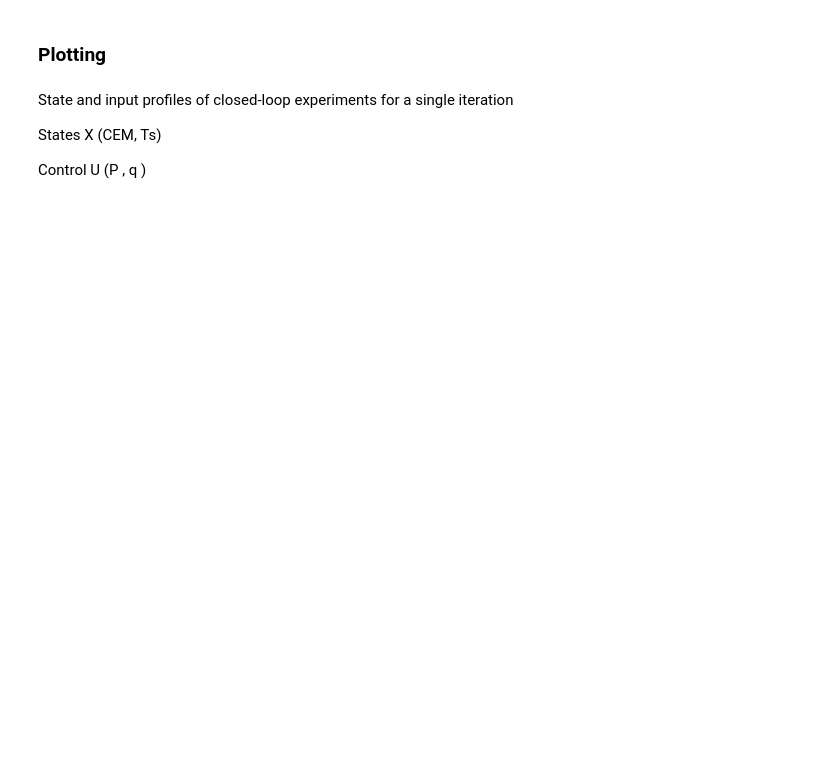
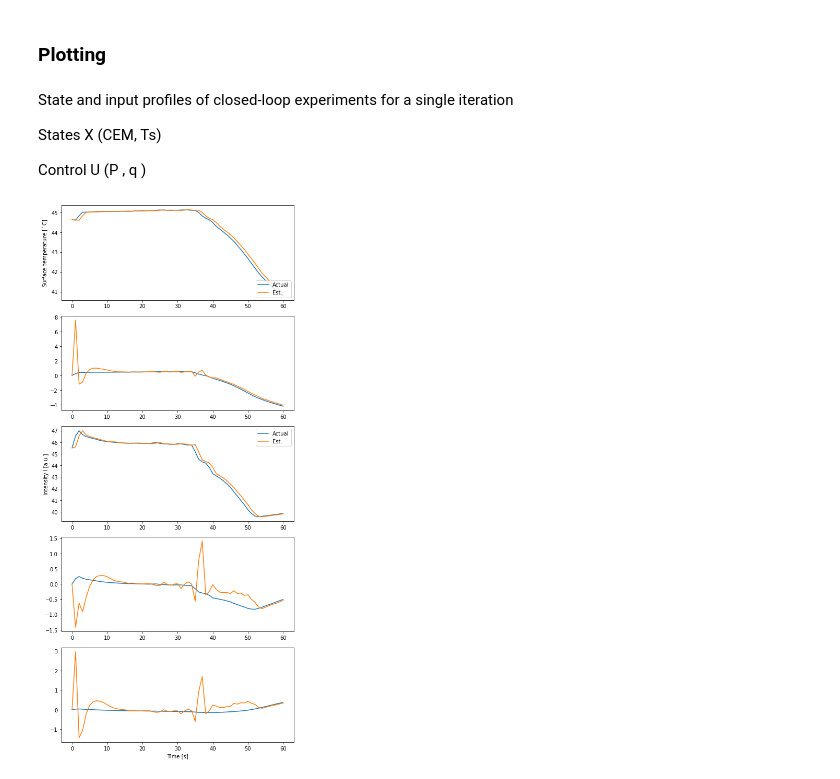
Before and after one commit to huynmela/MPC_study, a Jupyter notebook: MPC_BO/MPC_Chan_2023.ipynb, the cells around one changed output. Saved outputs shown, nothing was run; the diff lists cells and outputs as text; code cells hidden in the pictures; blank space fills up the shorter version.

```diff
--- a/MPC_BO/MPC_Chan_2023.ipynb
+++ b/MPC_BO/MPC_Chan_2023.ipynb
@@ -148,12 +225,20 @@ CEM_soln = np.asarray([soln.value(CEM0) for CEM0 in U]).reshape(-1, nu).T
 U_sim = np.zeros((nu, Ns))
 X_sim = np.zeros((nx, Ns + 1))
 Y_sim = np.zeros((ny, Ns + 1))
+CEMsim = np.zeros((nyc, Ns + 1))
+X_est = np.zeros((nx, Ns + 1))
+P_est = np.zeros((Ns + 1, nx, nx))
 
-CEMsim = np.zeros((nyc, Ns + 1))
+X_sim[:, 0] = np.ravel(x_init)
 
-X_sim[:, 0] = np.ravel(x0) # set initial state
 Y_sim[:, 0] = np.ravel(h(X_sim[:, 0]).full())
+Y_sim[:, 0][0] += np.random.normal(loc=0., scale=10E-3)
+Y_sim[:, 0][1] += np.random.normal(loc=0., scale=10E-3)
+
 CEMsim[:, 0] = np.zeros((nyc,))
+
+X_est[:, 0] = np.zeros(nx)
+P_est[0] = P_init
 # %%
 # run closed-loop
 for k in range(Ns):
@@ -180,5 +303,37 @@ State and input profiles of closed-loop experiments for a single iteration
 States  X (CEM, Ts)
 
 Control U (P  , q )
+# %%
+x_axis = np.arange(Ns + 1)
+fig, (ax1, ax2, ax3, ax4, ax5) = plt.subplots(5, figsize=(7, 15))
+
+# State 1
+ax1.plot(np.arange(Ns + 1), np.ravel(X_sim[0]) + yss[0], label='Actual')
+ax1.plot(np.arange(Ns + 1), np.ravel(X_est[0]) + yss[0], label='Est.')
+ax1.set_ylabel('Surface temperature [$^\circ$C]')
+ax1.legend(loc='lower right')
+
+# State 2
+ax3.plot(np.arange(Ns + 1), np.ravel(X_sim[2]) + yss[1], label='Actual')
+ax3.plot(np.arange(Ns + 1), np.ravel(X_est[2]) + yss[1], label='Est.')
+ax3.set_ylabel('Intensity I [a.u.]')
+ax3.legend()
+
+ax2.plot(x_axis, np.ravel(X_sim[1]), label='actual')
+ax2.plot(x_axis, np.ravel(X_est[1]), label='est.')
+ax2.set_ylabel('')
+
+ax4.plot(x_axis, np.ravel(X_sim[3]), label='actual')
+ax4.plot(x_axis, np.ravel(X_est[3]), label='est.')
+ax4.set_ylabel('')
+
+ax5.plot(x_axis, np.ravel(X_sim[4]), label='actual')
+ax5.plot(x_axis, np.ravel(X_est[4]), label='est.')
+ax5.set_ylabel('')
+
+ax5.set_xlabel('Time [s]')
+plt.tight_layout()
+# %% [output]
+[figure, added]
 # %%
 fig, ((ax1, ax2), (ax3, ax4)) = plt.subplots(2, 2, figsize=(10, 5))
```
Also changed, not shown: parts of 24 cells of this notebook, 4 other files.
